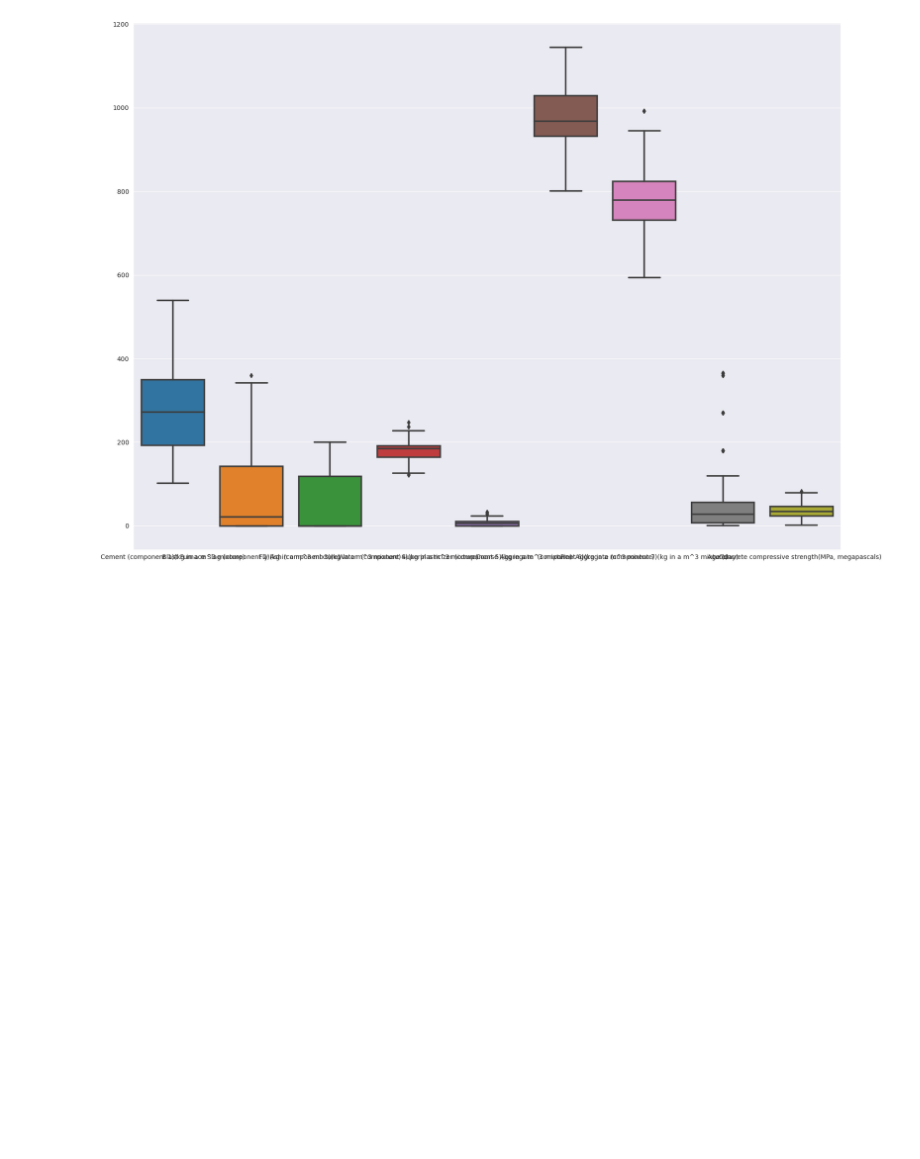
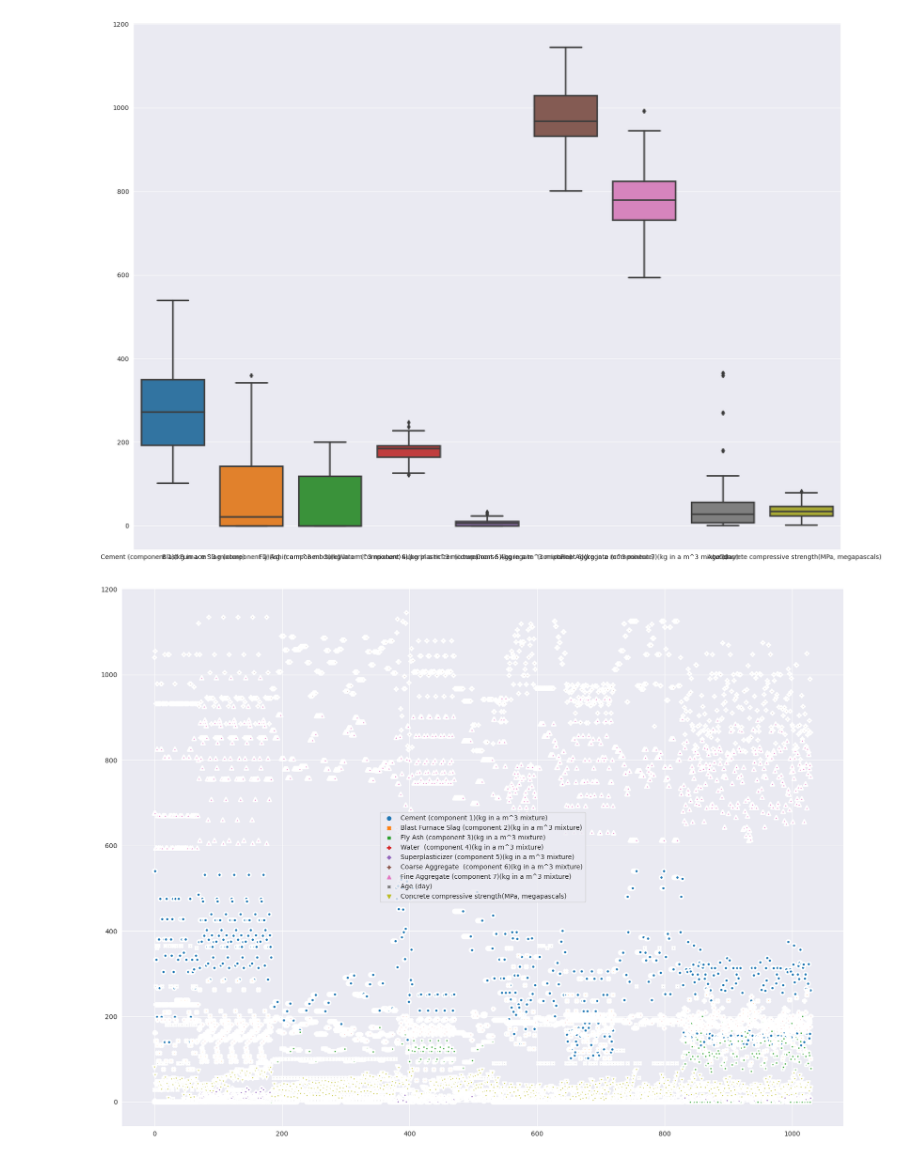
Before and after one commit to pcperera/concrete, a Jupyter notebook: descriptive.ipynb, the cells around one changed output. Saved outputs shown, nothing was run; the diff lists cells and outputs as text; code cells hidden in the pictures; blank space fills up the shorter version.

Commit message:
Scatterplot multi variables

```diff
--- a/descriptive.ipynb
+++ b/descriptive.ipynb
@@ -54,3 +54,9 @@ fig, ax = plt.subplots(figsize=dims)
 boxplot = seaborn.boxplot(data=df, linewidth=2.5, ax=ax)
 # %% [output]
 [figure]
+# %%
+dims = (20, 15)
+fig, ax = plt.subplots(figsize=dims)
+boxplot = seaborn.scatterplot(data=df, linewidth=2.5, ax=ax)
+# %% [output]
+[figure, added]
```
